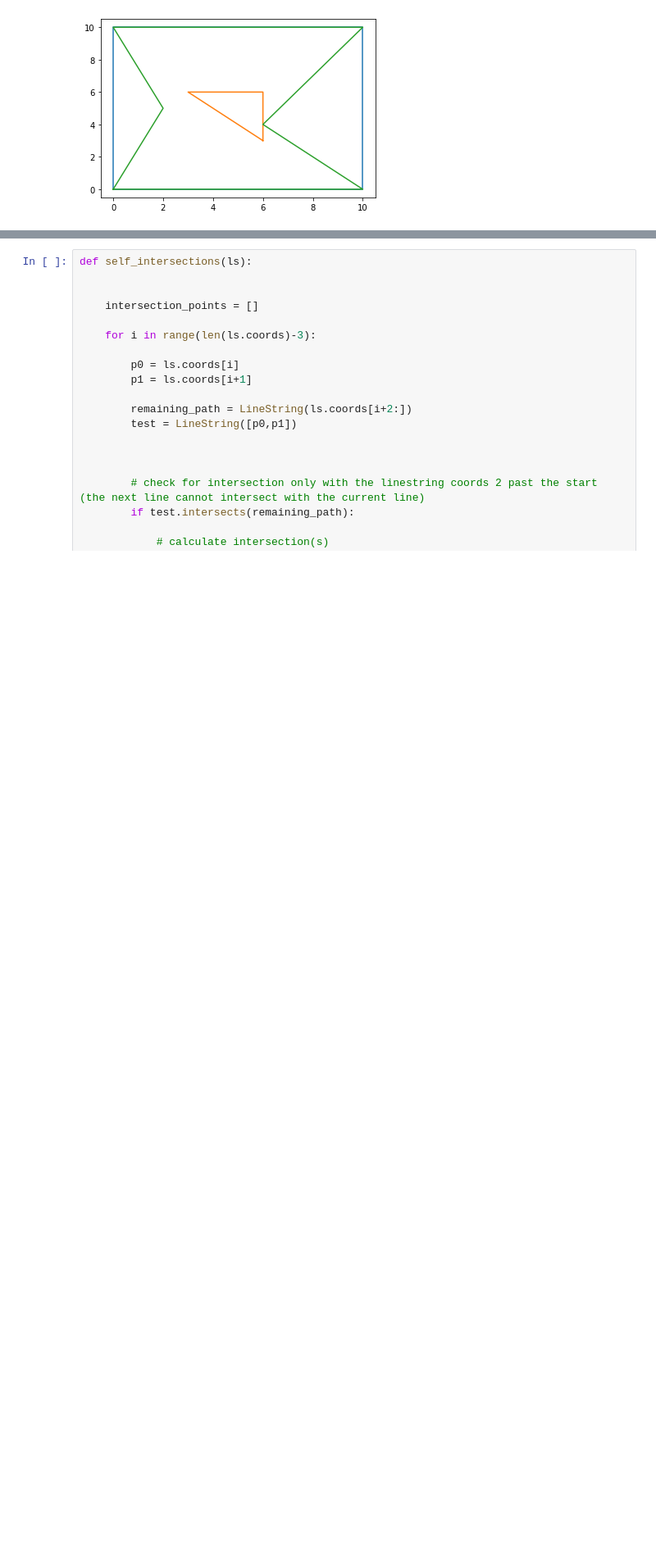
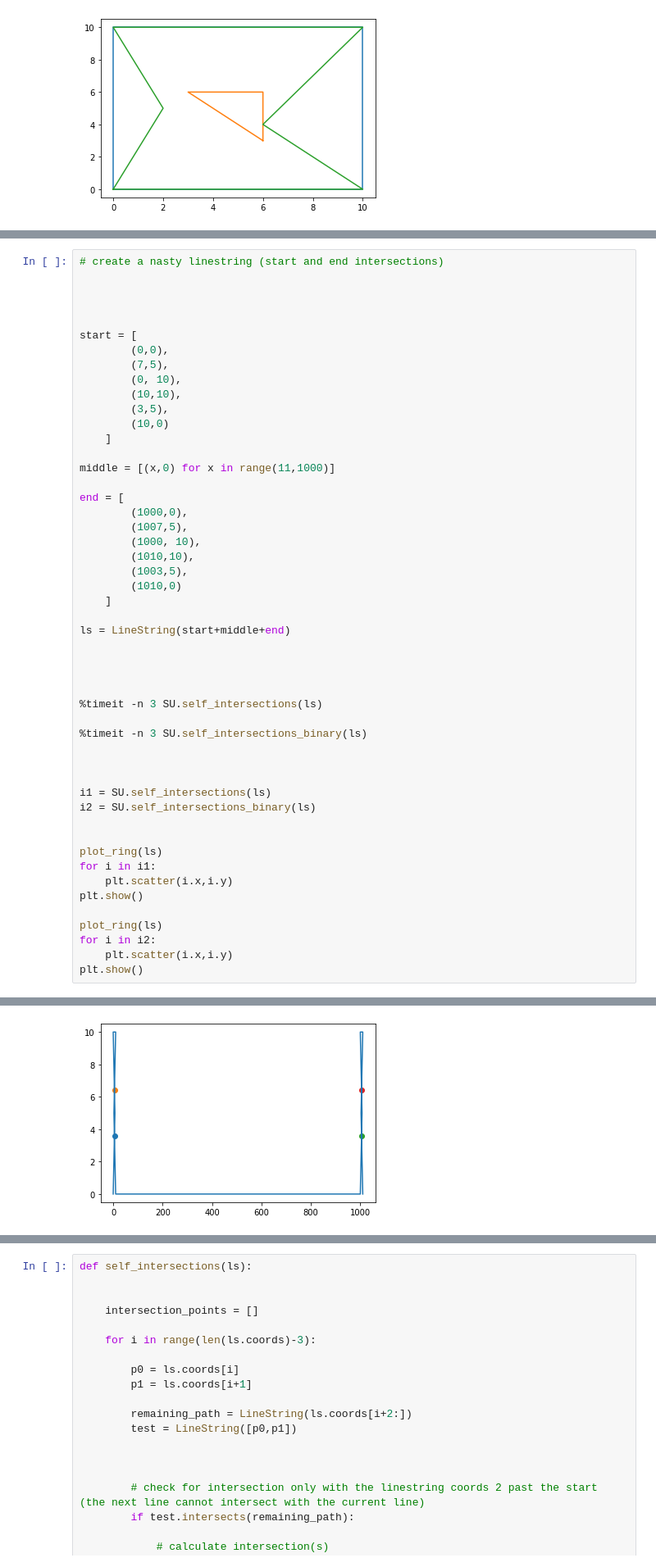
Before and after one commit to ejbosia/Fermat-Spirals, a Jupyter notebook: Shapley Tests.ipynb, the cells around one changed output, grey strips where cells are left out. Shown: that part at 82% size. Cells and saved outputs as stored; diff of their text form; blank space fills up the shorter version.

Commit message:
Faster intersections
Switched to "binary search" for intersections. LineString.is_simple is fast, so we can quickly remove parts of the linestring that are ok

```diff
--- a/Shapley Tests.ipynb
+++ b/Shapley Tests.ipynb
@@ -81,0 +69,51 @@ self_intersections(lr4)
+# %%
+# create a nasty linestring (start and end intersections)
+
+
+
+
+start = [
+        (0,0),
+        (7,5),
+        (0, 10),
+        (10,10),
+        (3,5),
+        (10,0)
+    ]
+
+middle = [(x,0) for x in range(11,1000)]
+
+end = [
+        (1000,0),
+        (1007,5),
+        (1000, 10),
+        (1010,10),
+        (1003,5),
+        (1010,0)
+    ]
+
+ls = LineString(start+middle+end)
+
+
+
+
+%timeit -n 3 SU.self_intersections(ls)
+
+%timeit -n 3 SU.self_intersections_binary(ls)
+
+
+
+i1 = SU.self_intersections(ls)
+i2 = SU.self_intersections_binary(ls)
+
+
+plot_ring(ls)
+for i in i1:
+    plt.scatter(i.x,i.y)
+plt.show()
+
+plot_ring(ls)
+for i in i2:
+    plt.scatter(i.x,i.y)
+plt.show()
+# %% [output]
@@ -81,0 +122 @@ self_intersections(lr4)
+[figure, added]
```
Also changed, not shown: parts of 4 cells of this notebook, 5 other files.
